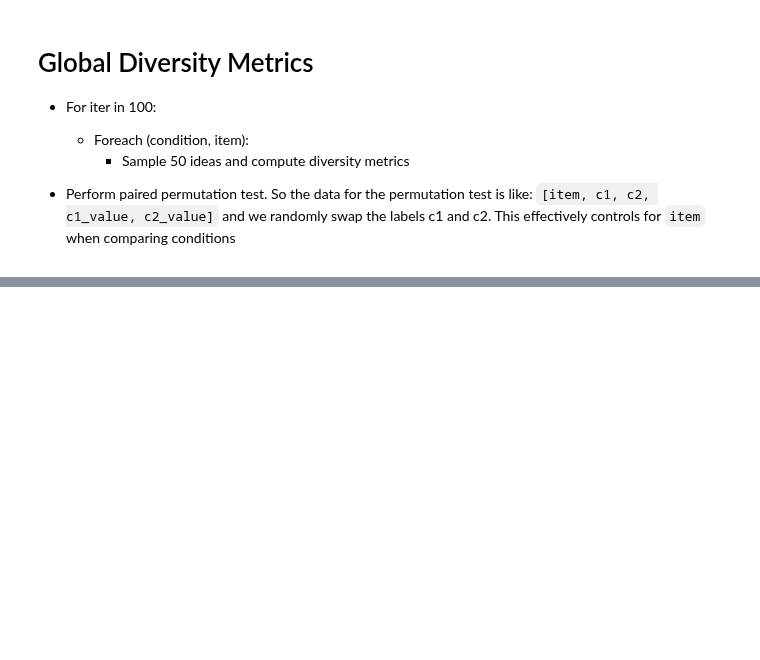
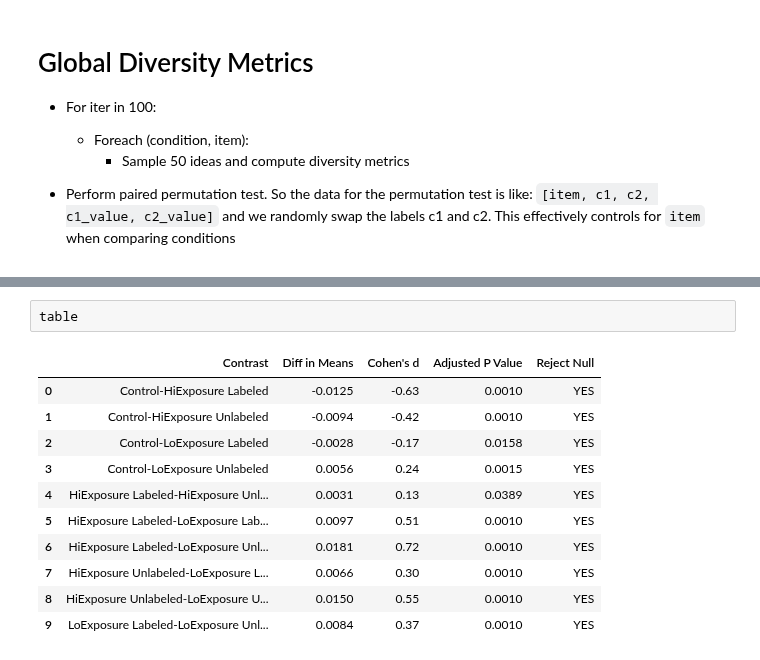
Before and after one commit to josh-ashkinaze/net_create, a Jupyter notebook: scripts/analyze_experiment/diversity_metrics.ipynb, the cells around one changed output, grey strips where cells are left out. Saved outputs shown, nothing was run; the diff lists cells and outputs as text; blank space fills up the shorter version.

```diff
--- a/scripts/analyze_experiment/diversity_metrics.ipynb
+++ b/scripts/analyze_experiment/diversity_metrics.ipynb
@@ -527,0 +552,14 @@ We conducted a Kruskal Wallis test and found median_pw_dist differed by clean_co
+# %%
+table
+# %% [output]
+|  | Contrast | Diff in Means | Cohen's d | Adjusted P Value | Reject Null |
+| 0 | Control-HiExposure Labeled | -0.0125 | -0.63 | 0.0010 | YES |
+| 1 | Control-HiExposure Unlabeled | -0.0094 | -0.42 | 0.0010 | YES |
+| 2 | Control-LoExposure Labeled | -0.0028 | -0.17 | 0.0158 | YES |
+| 3 | Control-LoExposure Unlabeled | 0.0056 | 0.24 | 0.0015 | YES |
+| 4 | HiExposure Labeled-HiExposure Unl... | 0.0031 | 0.13 | 0.0389 | YES |
+| 5 | HiExposure Labeled-LoExposure Lab... | 0.0097 | 0.51 | 0.0010 | YES |
+| 6 | HiExposure Labeled-LoExposure Unl... | 0.0181 | 0.72 | 0.0010 | YES |
+| 7 | HiExposure Unlabeled-LoExposure L... | 0.0066 | 0.30 | 0.0010 | YES |
+| 8 | HiExposure Unlabeled-LoExposure U... | 0.0150 | 0.55 | 0.0010 | YES |
+| 9 | LoExposure Labeled-LoExposure Unl... | 0.0084 | 0.37 | 0.0010 | YES |
```
Also changed, not shown: parts of 5 cells of this notebook, 1 other file.
